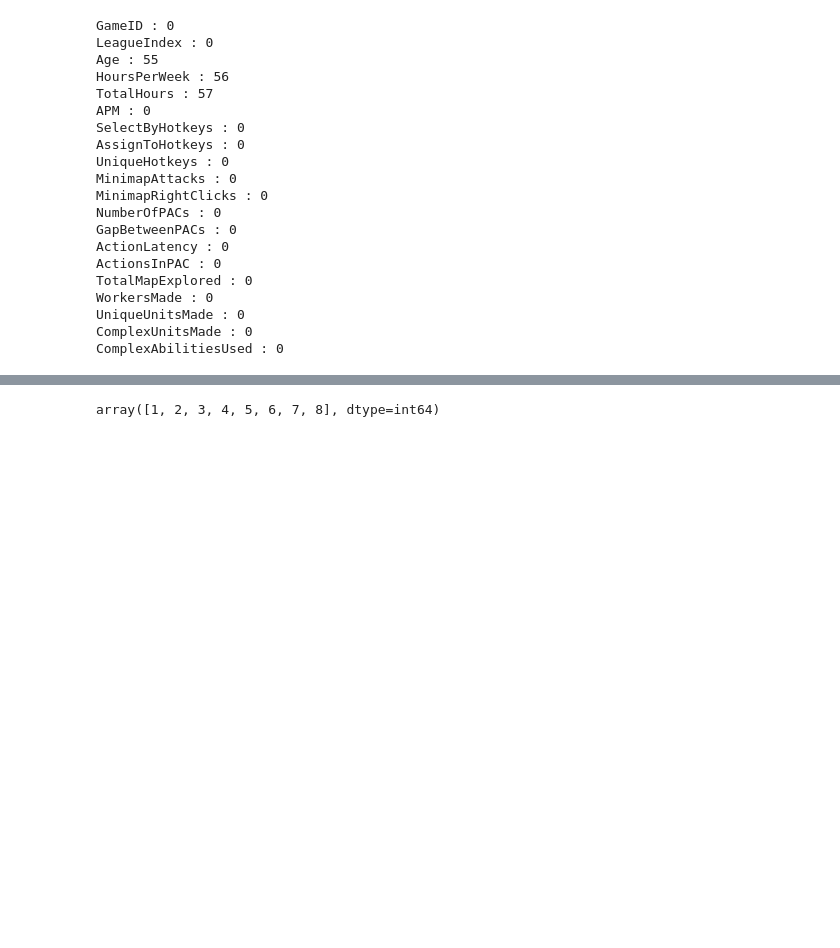
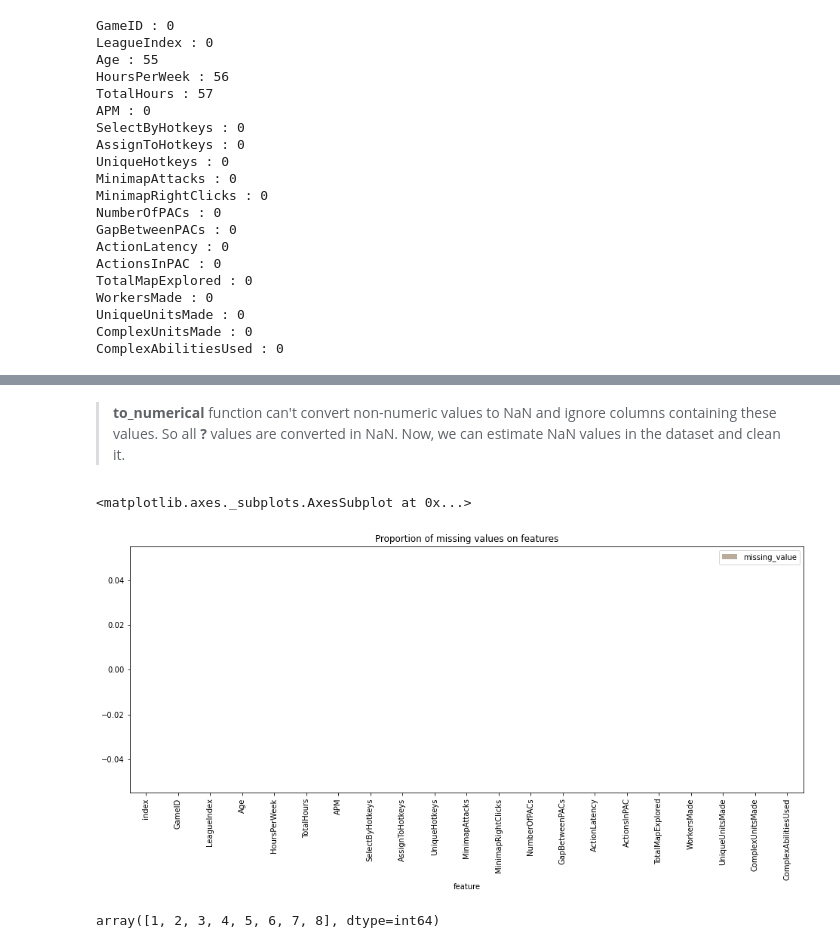
Before and after one commit to JohnyLn/Python_For_Data_Analysis_Skillcraft1, a Jupyter notebook: Skillcraft_Notebook.ipynb, the cells around one changed output, grey strips where cells are left out. Saved outputs shown, nothing was run; the diff lists cells and outputs as text; code cells hidden in the pictures; blank space fills up the shorter version.

```diff
--- a/Skillcraft_Notebook.ipynb
+++ b/Skillcraft_Notebook.ipynb
@@ -120,3 +354,12 @@ msno.matrix(sc_clean)
+# %% [markdown]
+> **to_numerical** function can't convert non-numeric values to NaN and ignore columns containing these values. So all **?** values are converted in NaN. Now, we can estimate NaN values in the dataset and clean it.
+# %%
+missing_value = pd.DataFrame(sc_clean.isnull().sum()).reset_index()
+missing_value.columns = ['feature', 'missing_value']
+missing_value.plot(x='feature', title='Proportion of missing values on features', kind='bar', cmap="BrBG", alpha=0.4,figsize=(16, 6))
+# %% [output]
+<matplotlib.axes._subplots.AxesSubplot at 0x...>
+[figure, added]
 # %%
 # On rajoute une colonne avec les noms des ligues
 league_indexs = skillcraft["LeagueIndex"].unique()
```
Also changed, not shown: parts of 57 cells of this notebook, 1 other file.
